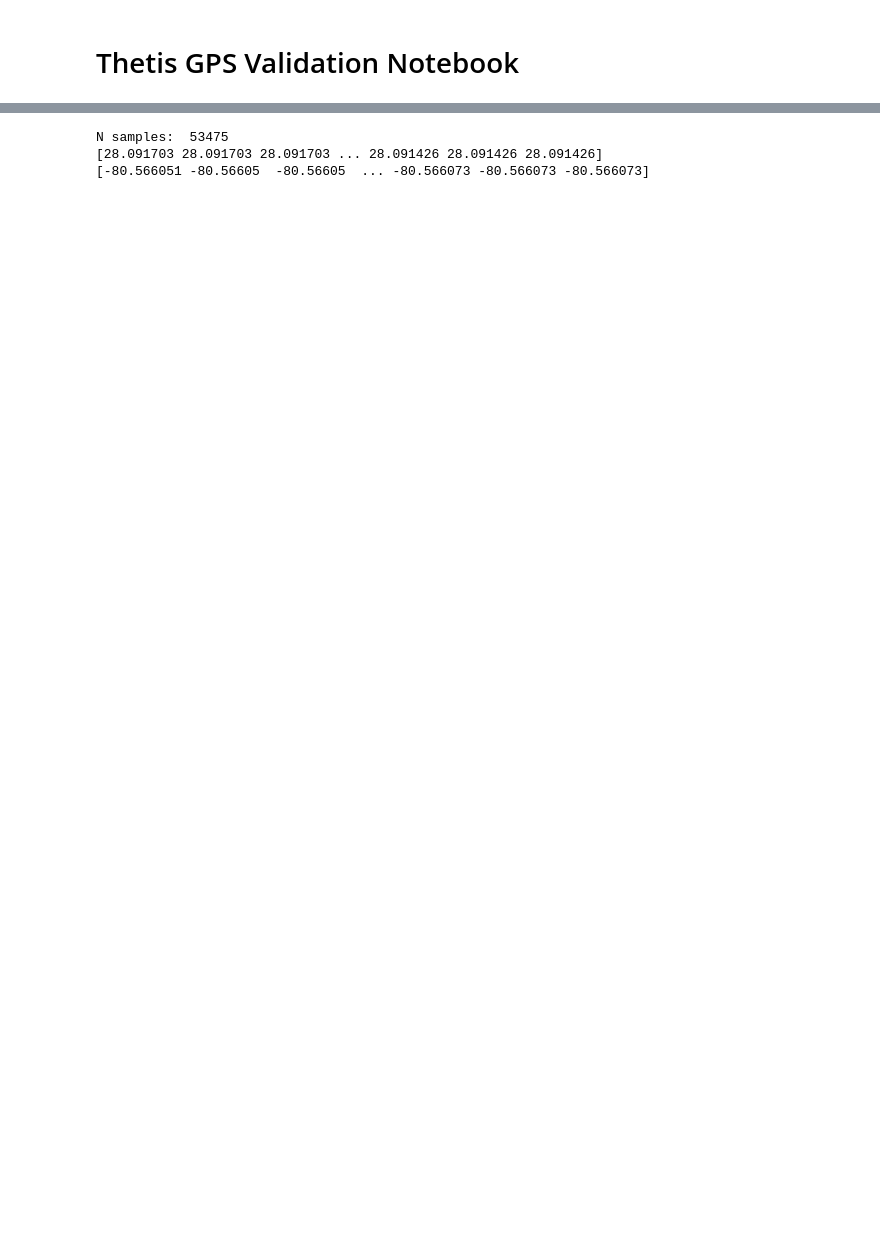
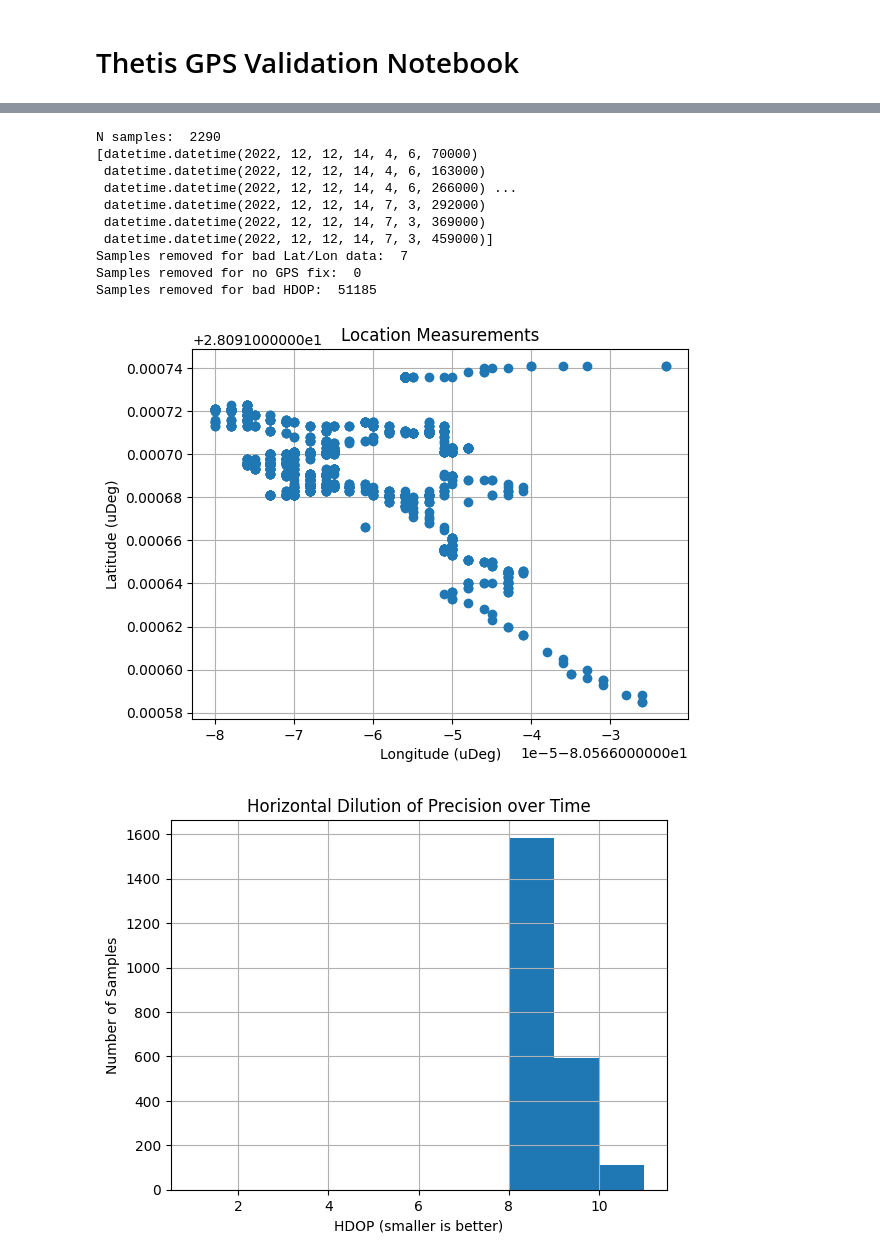
Before and after one commit to Legohead259/Thetis-Scripts, a Jupyter notebook: gps_validation/gps_validation.ipynb, the cells around one changed output, grey strips where cells are left out. Saved outputs shown, nothing was run; the diff lists cells and outputs as text; code cells hidden in the pictures; blank space fills up the shorter version.

```diff
--- a/gps_validation/gps_validation.ipynb
+++ b/gps_validation/gps_validation.ipynb
@@ -15,33 +19,79 @@ import math
 # %%
 i = 0
+latlon_remove_count = 0
+no_gps_remove_count = 0
+bad_hdop_remove_count = 0
+
 with open('data/GPS_Test_Indialantic_10Hz.bin', 'rb') as file:
     epoch_data = []
     lat_data = []
     lon_data = []
     fix_data = []
+    hdop_data = []
 
     data = ThetisData()
     while file.readinto(data) == sizeof(data):
         i = i+1
         if (i % 9 != 0): # Only return every [Sample Rate/ GPS Refresh Rate] value
             continue
         timestamp = dt.datetime.utcfromtimestamp(data.epoch) + dt.timedelta(milliseconds=data.mSecond)
-        if (data.latitude==0 or data.longitude==0 or not data.GPSFix): # Remove zeros from the signal
+        if (data.latitude==0 or data.longitude==0):
+            latlon_remove_count = latlon_remove_count+1
+            continue
+        if (not data.GPSFix):
+            no_gps_remove_count = no_gps_remove_count+1
+            continue
+        if (data.HDOP > 10):
+            bad_hdop_remove_count = bad_hdop_remove_count+1
             continue
         epoch_data.append(timestamp)
         lat_data.append(data.latitude / 1E6)
         lon_data.append(data.longitude / 1E6)
         fix_data.append(data.GPSFix)
+        hdop_data.append(data.HDOP)
 
     epoch_data = np.array(epoch_data)
     lat_data = np.array(lat_data)
     lon_data = np.array(lon_data)
     fix_data = np.array(fix_data)
+    hdop_data = np.array(hdop_data)
 
     print("N samples: ", np.size(lat_data))
-    print(lat_data)
-    print(lon_data)
+    print(epoch_data)
+    # print(lat_data)
+    # print(lon_data)
+
+print("Samples removed for bad Lat/Lon data: ", latlon_remove_count)
+print("Samples removed for no GPS fix: ", no_gps_remove_count)
+print("Samples removed for bad HDOP: ", bad_hdop_remove_count)
+
+loc_fig = plt.figure()
+loc_ax = loc_fig.add_subplot(1,1,1)
+loc_ax.plot(lon_data, lat_data, 'o')
+loc_ax.grid()
+loc_ax.set_xlabel("Longitude (uDeg)")
+loc_ax.set_ylabel("Latitude (uDeg)")
+loc_ax.set_title("Location Measurements")
+
+hdop_fig = plt.figure()
+hdop_ax = hdop_fig.add_subplot(1,1,1)
+hdop_ax.hist(hdop_data, bins=np.arange(1,max(hdop_data)+2))
+hdop_ax.grid()
+hdop_ax.set_xlabel("HDOP (smaller is better)")
+hdop_ax.set_ylabel("Number of Samples")
+hdop_ax.set_title("Horizontal Dilution of Precision over Time")
+
+plt.show()
 # %% [output]
-N samples:  53475
-[28.091703 28.091703 28.091703 ... 28.091426 28.091426 28.091426]
-[-80.566051 -80.56605  -80.56605  ... -80.566073 -80.566073 -80.566073]
+N samples:  2290
+[datetime.datetime(2022, 12, 12, 14, 4, 6, 70000)
+ datetime.datetime(2022, 12, 12, 14, 4, 6, 163000)
+ datetime.datetime(2022, 12, 12, 14, 4, 6, 266000) ...
+ datetime.datetime(2022, 12, 12, 14, 7, 3, 292000)
+ datetime.datetime(2022, 12, 12, 14, 7, 3, 369000)
+ datetime.datetime(2022, 12, 12, 14, 7, 3, 459000)]
+Samples removed for bad Lat/Lon data:  7
+Samples removed for no GPS fix:  0
+Samples removed for bad HDOP:  51185
+[figure, added]
+[figure, added]
```
Also changed, not shown: parts of 10 cells of this notebook, 4 other files.
